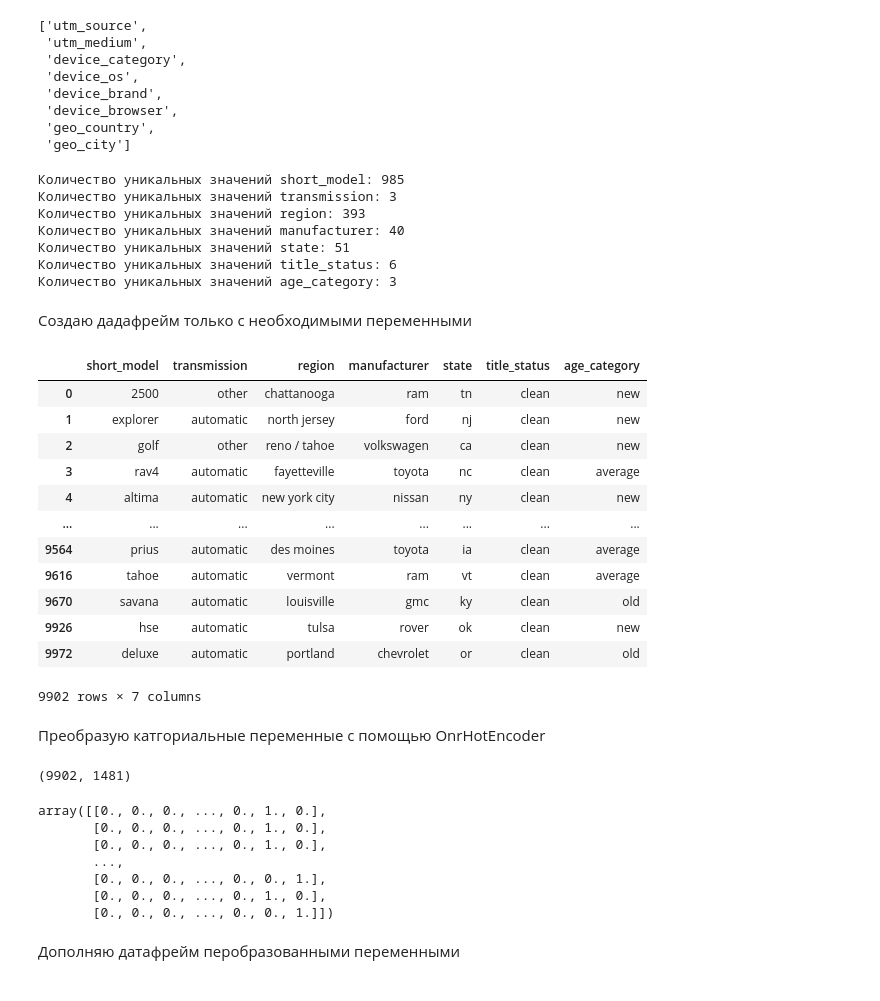
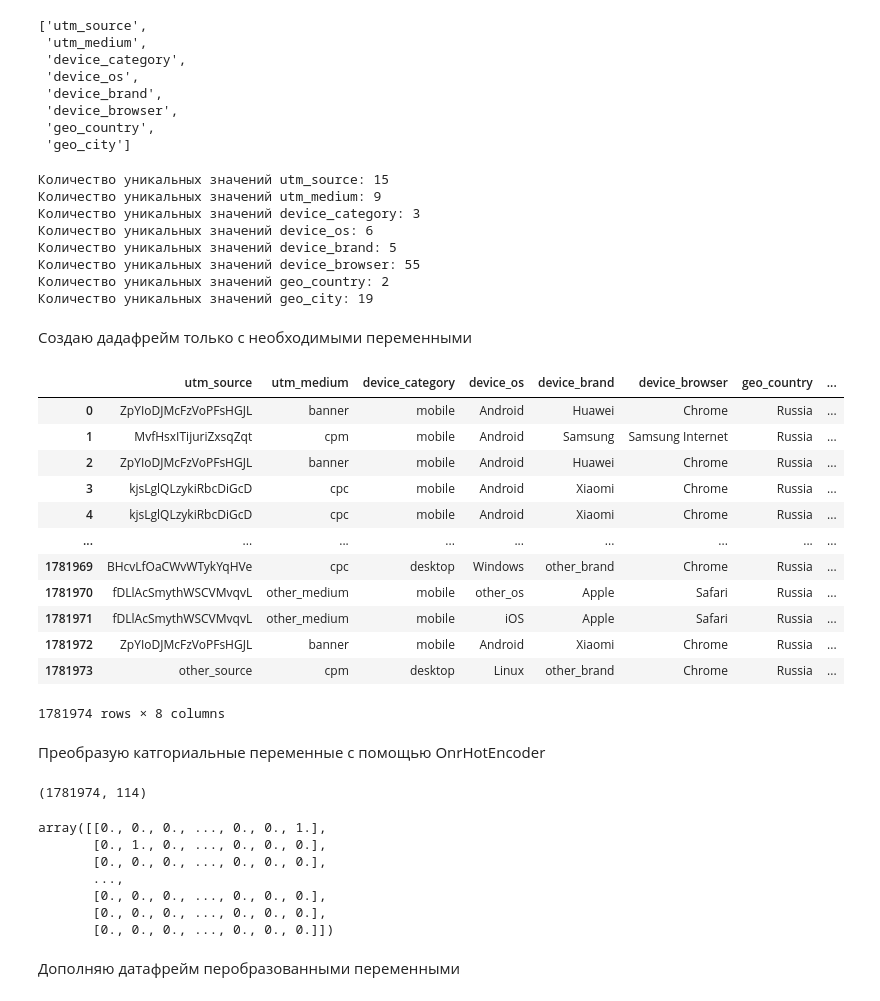
Before and after one commit to IgorKolotushkin/ds_diploma, a Jupyter notebook: diploma_clean.ipynb, the cells around one changed output. Cells and saved outputs as stored; diff of their text form; code cells hidden in the pictures.

```diff
--- a/diploma_clean.ipynb
+++ b/diploma_clean.ipynb
@@ -777,64 +767,55 @@ cat_variables
  'geo_country',
  'geo_city']
 # %%
-variables = [
-    "short_model",
-    "transmission",
-    "region",
-    "manufacturer",
-    "state",
-    "title_status",
-    "age_category"
-]
-
-for variable in variables:
+for variable in cat_variables:
     print(
-        f"Количество уникальных значений {df[variable].name}: {len(df[variable].unique())}"
+        f"Количество уникальных значений {com_df[variable].name}: {len(com_df[variable].unique())}"
     )
 # %% [output]
-Количество уникальных значений short_model: 985
-Количество уникальных значений transmission: 3
-Количество уникальных значений region: 393
-Количество уникальных значений manufacturer: 40
-Количество уникальных значений state: 51
-Количество уникальных значений title_status: 6
-Количество уникальных значений age_category: 3
+Количество уникальных значений utm_source: 15
+Количество уникальных значений utm_medium: 9
+Количество уникальных значений device_category: 3
+Количество уникальных значений device_os: 6
+Количество уникальных значений device_brand: 5
+Количество уникальных значений device_browser: 55
+Количество уникальных значений geo_country: 2
+Количество уникальных значений geo_city: 19
 # %% [markdown]
 Создаю дадафрейм только с необходимыми переменными
 # %%
-data = df[variables]
+data = com_df[cat_variables]
 data
 # %% [output]
-|  | short_model | transmission | region | manufacturer | state | title_status | age_category |
-| 0 | 2500 | other | chattanooga | ram | tn | clean | new |
-| 1 | explorer | automatic | north jersey | ford | nj | clean | new |
-| 2 | golf | other | reno / tahoe | volkswagen | ca | clean | new |
-| 3 | rav4 | automatic | fayetteville | toyota | nc | clean | average |
-| 4 | altima | automatic | new york city | nissan | ny | clean | new |
-| ... | ... | ... | ... | ... | ... | ... | ... |
-| 9564 | prius | automatic | des moines | toyota | ia | clean | average |
-| 9616 | tahoe | automatic | vermont | ram | vt | clean | average |
-| 9670 | savana | automatic | louisville | gmc | ky | clean | old |
-| 9926 | hse | automatic | tulsa | rover | ok | clean | new |
-| 9972 | deluxe | automatic | portland | chevrolet | or | clean | old |
+|  | utm_source | utm_medium | device_category | device_os | device_brand | device_browser | geo_country | ... |
+| 0 | ZpYIoDJMcFzVoPFsHGJL | banner | mobile | Android | Huawei | Chrome | Russia | ... |
+| 1 | MvfHsxITijuriZxsqZqt | cpm | mobile | Android | Samsung | Samsung Internet | Russia | ... |
+| 2 | ZpYIoDJMcFzVoPFsHGJL | banner | mobile | Android | Huawei | Chrome | Russia | ... |
+| 3 | kjsLglQLzykiRbcDiGcD | cpc | mobile | Android | Xiaomi | Chrome | Russia | ... |
+| 4 | kjsLglQLzykiRbcDiGcD | cpc | mobile | Android | Xiaomi | Chrome | Russia | ... |
+| ... | ... | ... | ... | ... | ... | ... | ... | ... |
+| 1781969 | BHcvLfOaCWvWTykYqHVe | cpc | desktop | Windows | other_brand | Chrome | Russia | ... |
+| 1781970 | fDLlAcSmythWSCVMvqvL | other_medium | mobile | other_os | Apple | Safari | Russia | ... |
+| 1781971 | fDLlAcSmythWSCVMvqvL | other_medium | mobile | iOS | Apple | Safari | Russia | ... |
+| 1781972 | ZpYIoDJMcFzVoPFsHGJL | banner | mobile | Android | Xiaomi | Chrome | Russia | ... |
+| 1781973 | other_source | cpm | desktop | Linux | other_brand | Chrome | Russia | ... |
-9902 rows × 7 columns
+1781974 rows × 8 columns
 # %% [markdown]
 Преобразую катгориальные переменные с помощью OnrHotEncoder
 # %%
 ohe = OneHotEncoder(sparse_output=False)
-ohe.fit(data[variables])
+ohe.fit(data[cat_variables])
 ohe_data = ohe.transform(data)
 print(ohe_data.shape)
 ohe_data
 # %% [output]
-(9902, 1481)
+(1781974, 114)
-array([[0., 0., 0., ..., 0., 1., 0.],
-       [0., 0., 0., ..., 0., 1., 0.],
-       [0., 0., 0., ..., 0., 1., 0.],
+array([[0., 0., 0., ..., 0., 0., 1.],
+       [0., 1., 0., ..., 0., 0., 0.],
+       [0., 0., 0., ..., 0., 0., 0.],
        ...,
-       [0., 0., 0., ..., 0., 0., 1.],
-       [0., 0., 0., ..., 0., 1., 0.],
-       [0., 0., 0., ..., 0., 0., 1.]])
+       [0., 0., 0., ..., 0., 0., 0.],
+       [0., 0., 0., ..., 0., 0., 0.],
+       [0., 0., 0., ..., 0., 0., 0.]])
 # %% [markdown]
 Дополняю датафрейм перобразованными переменными
 # %%
```
Also changed, not shown: parts of 28 cells of this notebook.
